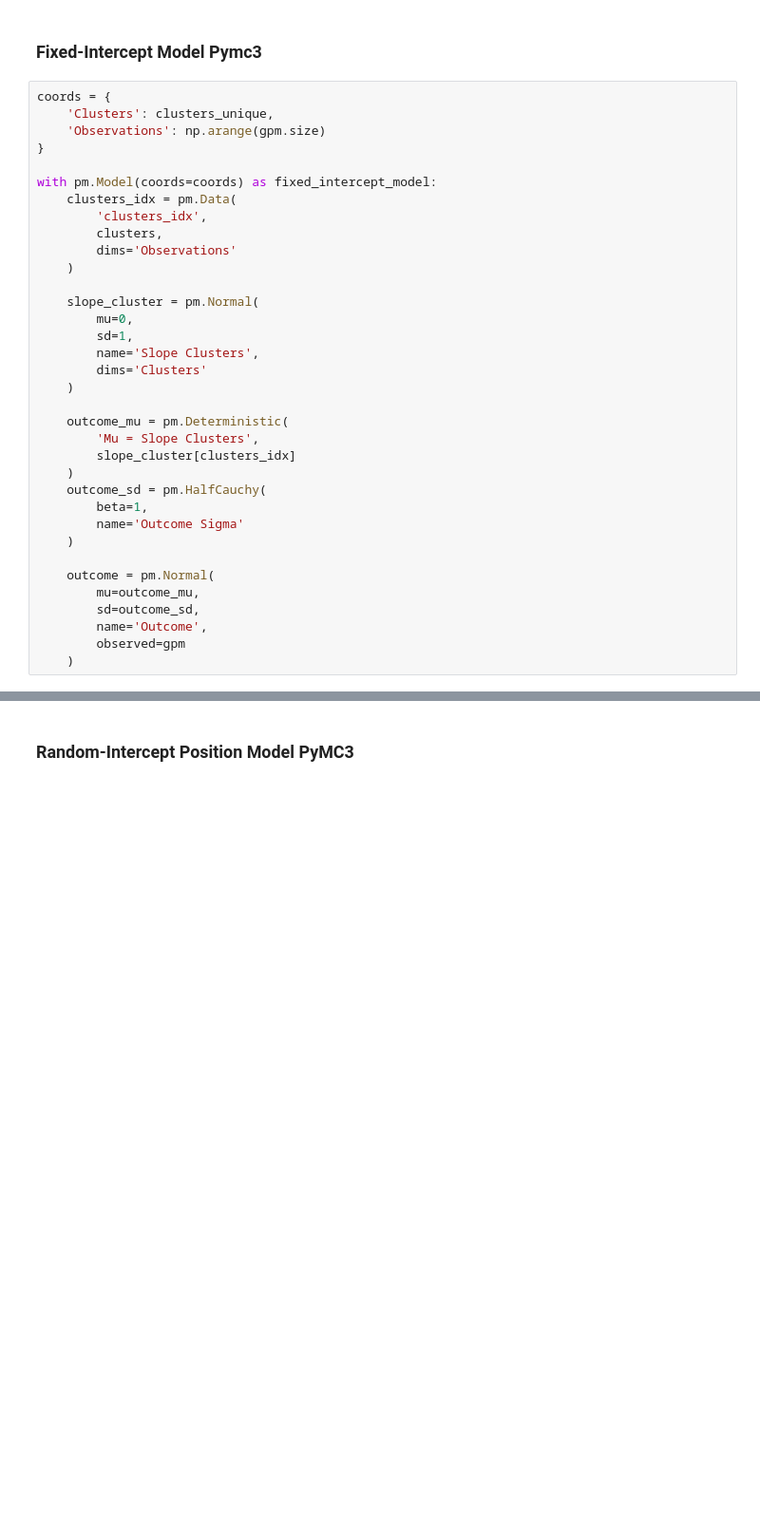
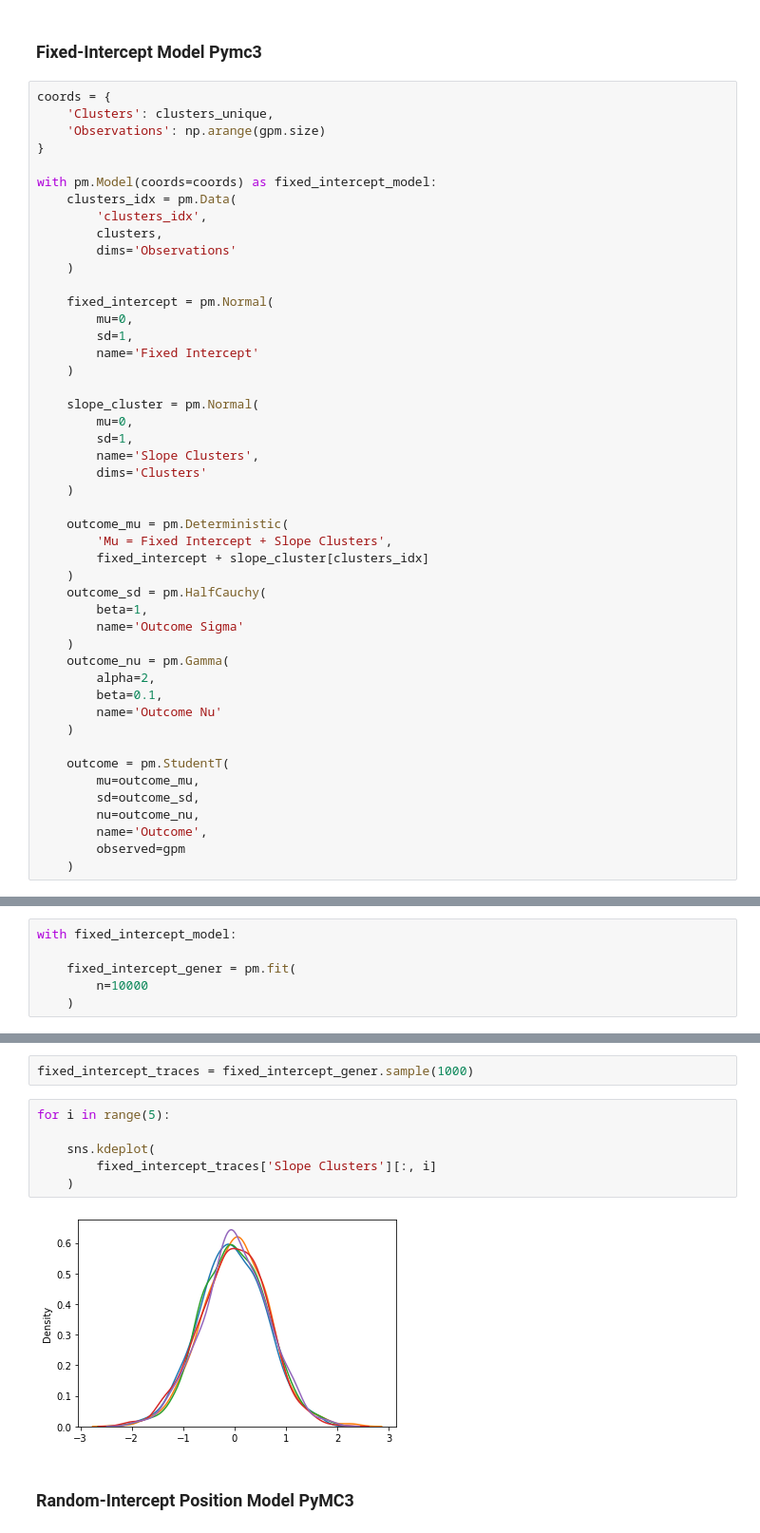
Before and after one commit to ozvar/lol_practice_distribution, a Jupyter notebook: supplementary_analysis.ipynb, the cells around one changed output, grey strips where cells are left out. Shown: that part at 95% size. Drawn from its saved outputs; the diff is of its cells as text; blank space fills up the shorter version.

```diff
--- a/supplementary_analysis.ipynb
+++ b/supplementary_analysis.ipynb
@@ -114,6 +100,12 @@ with pm.Model(coords=coords) as fixed_intercept_model:
         dims='Observations'
     )
 
+    fixed_intercept = pm.Normal(
+        mu=0,
+        sd=1,
+        name='Fixed Intercept'
+    )
+
     slope_cluster = pm.Normal(
         mu=0,
         sd=1,
@@ -122,17 +114,23 @@ with pm.Model(coords=coords) as fixed_intercept_model:
     )
 
     outcome_mu = pm.Deterministic(
-        'Mu = Slope Clusters',
-        slope_cluster[clusters_idx]
+        'Mu = Fixed Intercept + Slope Clusters',
+        fixed_intercept + slope_cluster[clusters_idx]
     )
     outcome_sd = pm.HalfCauchy(
         beta=1,
         name='Outcome Sigma'
     )
+    outcome_nu = pm.Gamma(
+        alpha=2,
+        beta=0.1,
+        name='Outcome Nu'
+    )
 
-    outcome = pm.Normal(
+    outcome = pm.StudentT(
         mu=outcome_mu,
         sd=outcome_sd,
+        nu=outcome_nu,
         name='Outcome',
         observed=gpm
     )
@@ -185,0 +145,6 @@ with fixed_intercept_model:
+# %%
+with fixed_intercept_model:
+
+    fixed_intercept_gener = pm.fit(
+        n=10000
+    )
@@ -186,3 +154,13 @@ with fixed_intercept_model:
+# %%
+fixed_intercept_traces = fixed_intercept_gener.sample(1000)
+# %%
+for i in range(5):
+
+    sns.kdeplot(
+        fixed_intercept_traces['Slope Clusters'][:, i]
+    )
+# %% [output]
+[figure, added]
 # %% [markdown]
 ### Random-Intercept Position Model PyMC3
 # %%
```
Also changed, not shown: parts of 51 cells of this notebook, 1 other file.
